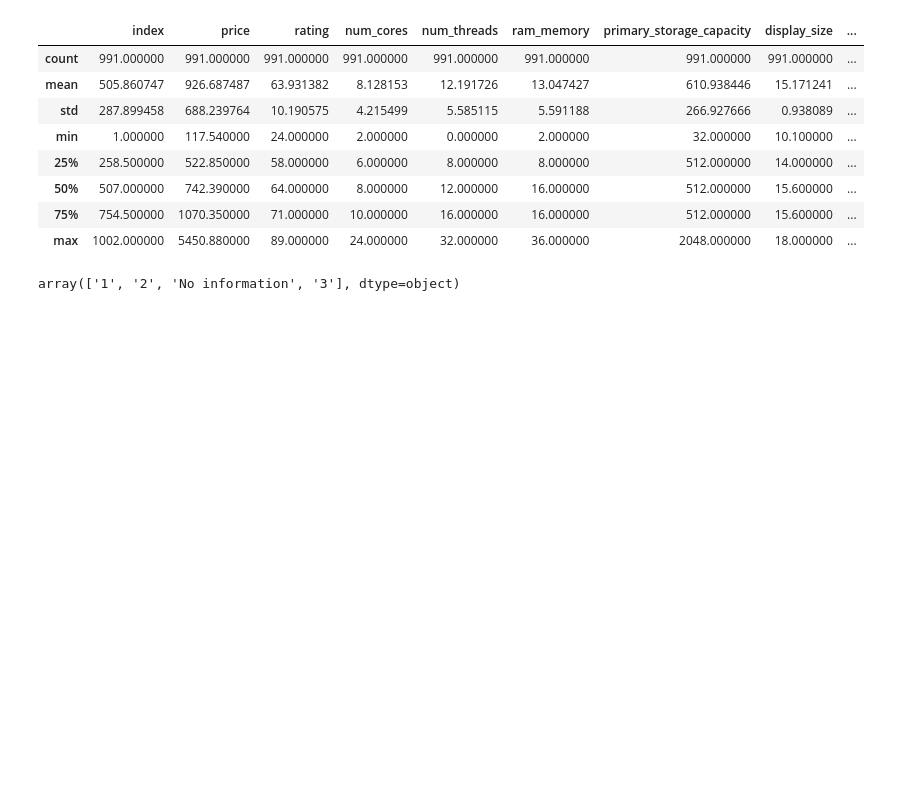
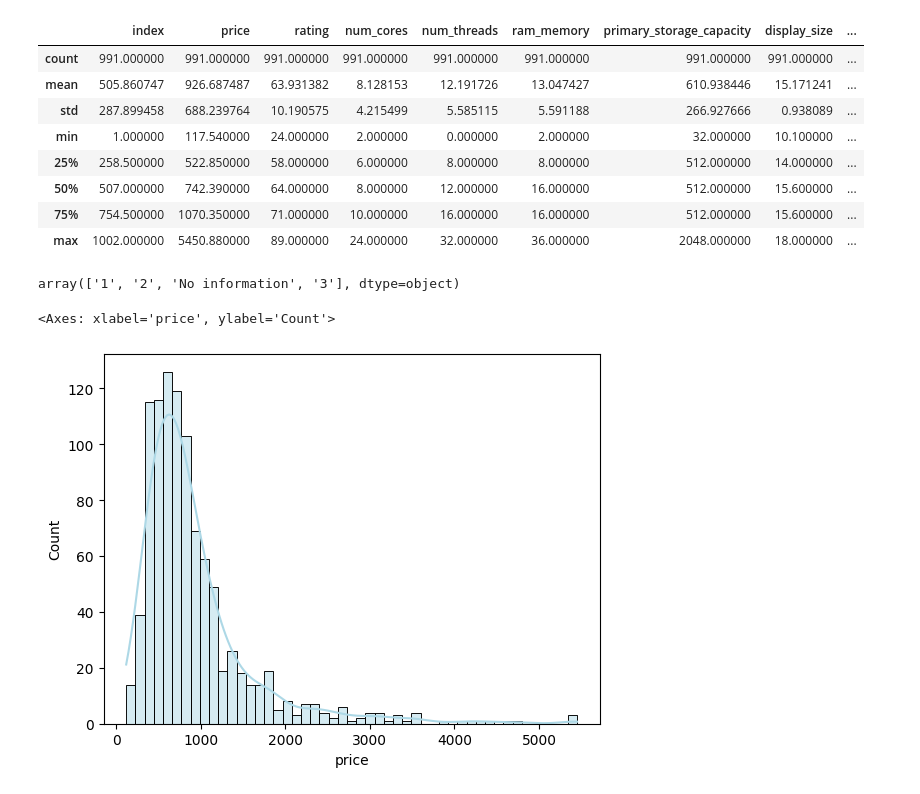
Before and after one commit to gcoelho3008/projeto_loja_laptop, a Jupyter notebook: clusterizacao_laptop.ipynb, the cells around one changed output. Saved outputs shown, nothing was run; the diff lists cells and outputs as text; code cells hidden in the pictures; blank space fills up the shorter version.

```diff
--- a/clusterizacao_laptop.ipynb
+++ b/clusterizacao_laptop.ipynb
@@ -101,3 +101,9 @@ px.bar(percentual_brand, color=percentual_brand.index)
 # Distriuição da variável processor brand
 percentual_processor_brand = df_laptops.value_counts('processor_brand') / len(df_laptops) * 100
 px.bar(percentual_processor_brand, color=percentual_processor_brand.index)
+# %%
+# Variáveis numéricas
+sns.histplot(df_laptops['price'], kde=True, color='lightblue')
+# %% [output]
+<Axes: xlabel='price', ylabel='Count'>
+[figure, added]
```
Also changed, not shown: parts of 4 cells of this notebook.
